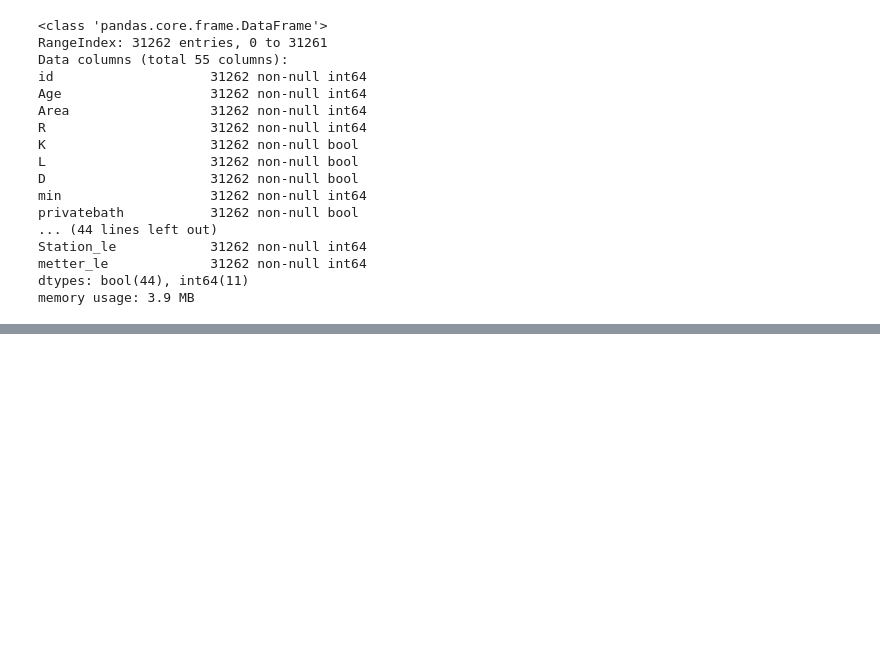
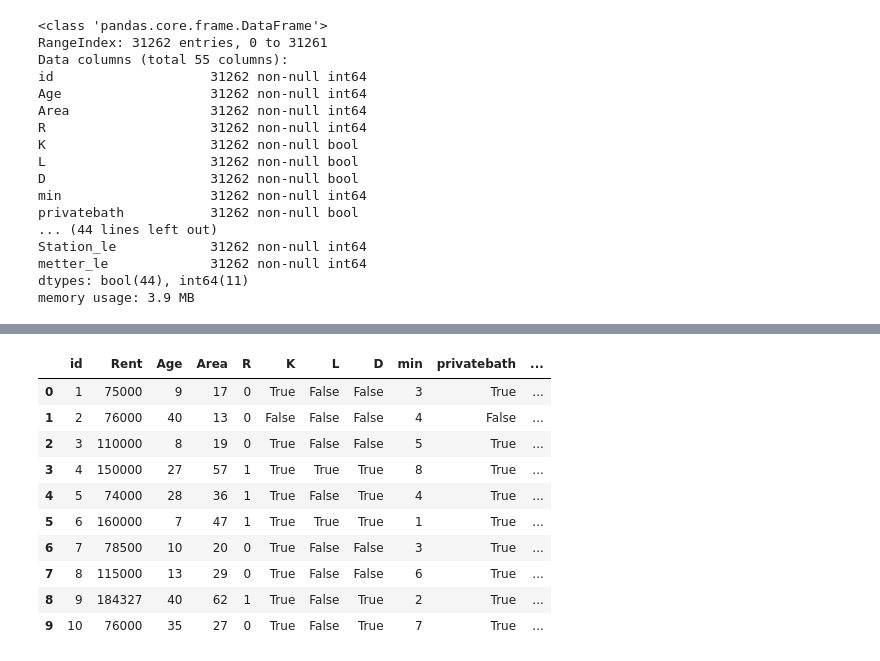
Before and after one commit to dt024/signatestudentcup2019, a Jupyter notebook: signate_houseprices.ipynb, the cells around one changed output, grey strips where cells are left out. Saved outputs shown, nothing was run; the diff lists cells and outputs as text; code cells hidden in the pictures; blank space fills up the shorter version.

```diff
--- a/signate_houseprices.ipynb
+++ b/signate_houseprices.ipynb
@@ -943,0 +1081,14 @@ modelfit(model_xgb, X, y)
+# %%
+train.head(10)
+# %% [output]
+|  | id | Rent | Age | Area | R | K | L | D | min | privatebath | ... |
+| 0 | 1 | 75000 | 9 | 17 | 0 | True | False | False | 3 | True | ... |
+| 1 | 2 | 76000 | 40 | 13 | 0 | False | False | False | 4 | False | ... |
+| 2 | 3 | 110000 | 8 | 19 | 0 | True | False | False | 5 | True | ... |
+| 3 | 4 | 150000 | 27 | 57 | 1 | True | True | True | 8 | True | ... |
+| 4 | 5 | 74000 | 28 | 36 | 1 | True | False | True | 4 | True | ... |
+| 5 | 6 | 160000 | 7 | 47 | 1 | True | True | True | 1 | True | ... |
+| 6 | 7 | 78500 | 10 | 20 | 0 | True | False | False | 3 | True | ... |
+| 7 | 8 | 115000 | 13 | 29 | 0 | True | False | False | 6 | True | ... |
+| 8 | 9 | 184327 | 40 | 62 | 1 | True | False | True | 2 | True | ... |
+| 9 | 10 | 76000 | 35 | 27 | 0 | True | False | True | 7 | True | ... |
```
Also changed, not shown: parts of 28 cells of this notebook.
